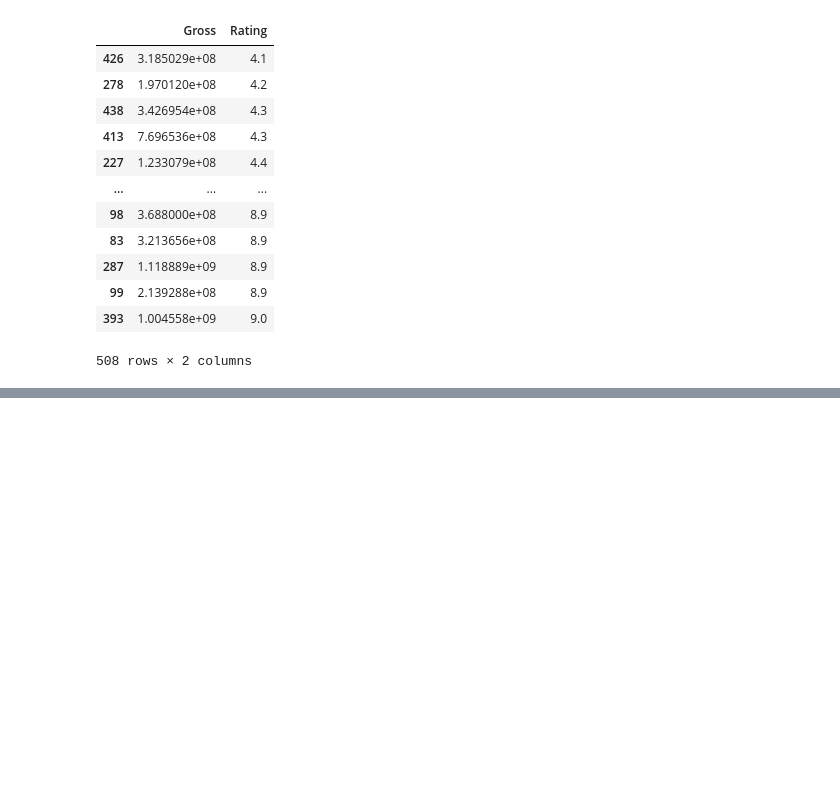
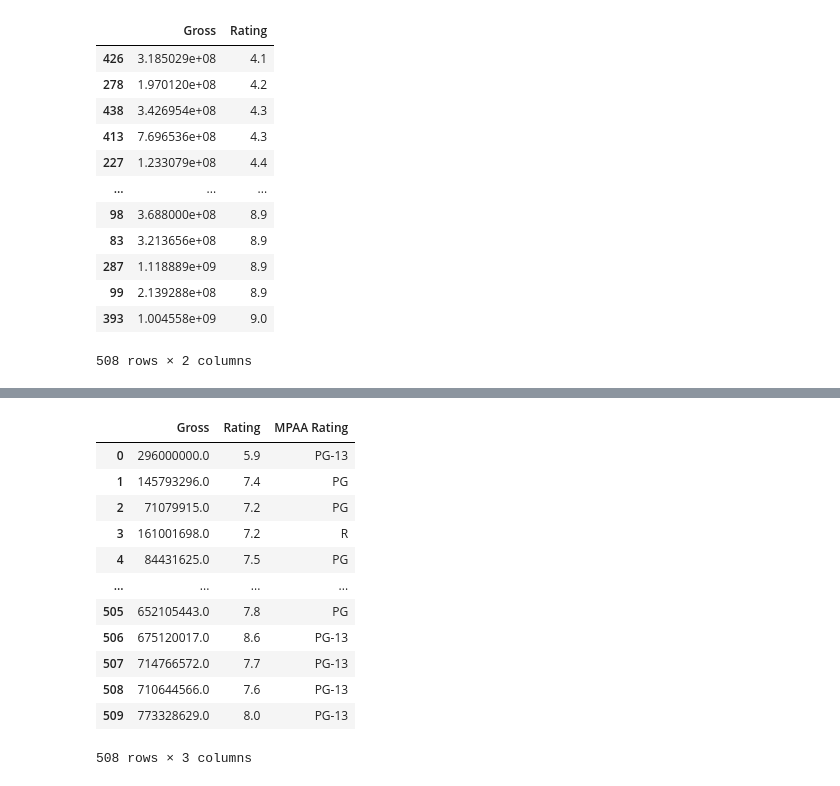
Before and after one commit to MieveO/python-intro, a Jupyter notebook: Panda pounding.ipynb, the cells around one changed output, grey strips where cells are left out. Saved outputs shown, nothing was run; the diff lists cells and outputs as text; code cells hidden in the pictures; blank space fills up the shorter version.

```diff
--- a/Panda pounding.ipynb
+++ b/Panda pounding.ipynb
@@ -210,0 +215,17 @@ print (df1)
+# %%
+df3=df[["Gross","Rating","MPAA Rating"]]
+df3.dropna()
+# %% [output]
+|  | Gross | Rating | MPAA Rating |
+| 0 | 296000000.0 | 5.9 | PG-13 |
+| 1 | 145793296.0 | 7.4 | PG |
+| 2 | 71079915.0 | 7.2 | PG |
+| 3 | 161001698.0 | 7.2 | R |
+| 4 | 84431625.0 | 7.5 | PG |
+| ... | ... | ... | ... |
+| 505 | 652105443.0 | 7.8 | PG |
+| 506 | 675120017.0 | 8.6 | PG-13 |
+| 507 | 714766572.0 | 7.7 | PG-13 |
+| 508 | 710644566.0 | 7.6 | PG-13 |
+| 509 | 773328629.0 | 8.0 | PG-13 |
+508 rows × 3 columns
```
Also changed, not shown: parts of 7 cells of this notebook.
